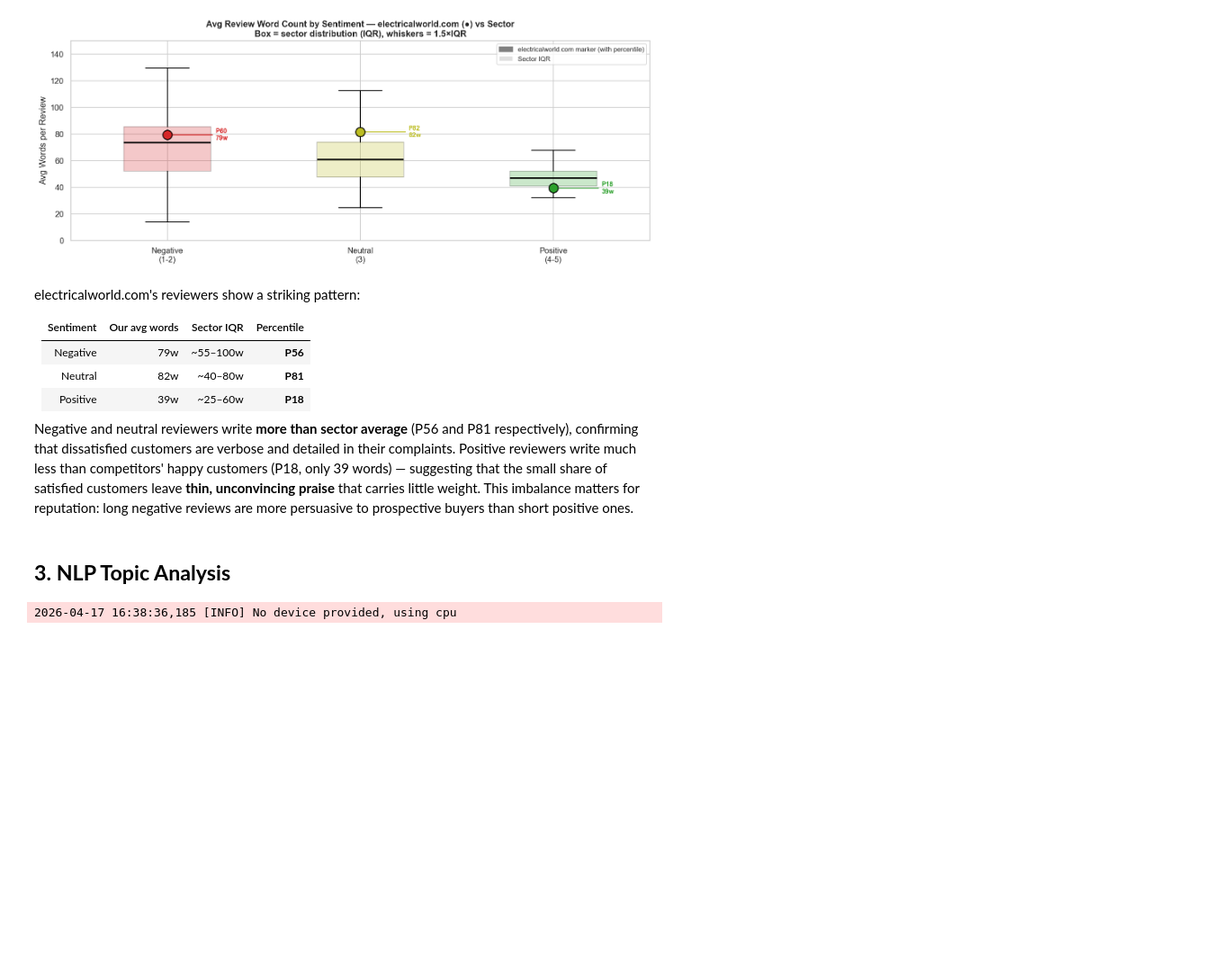
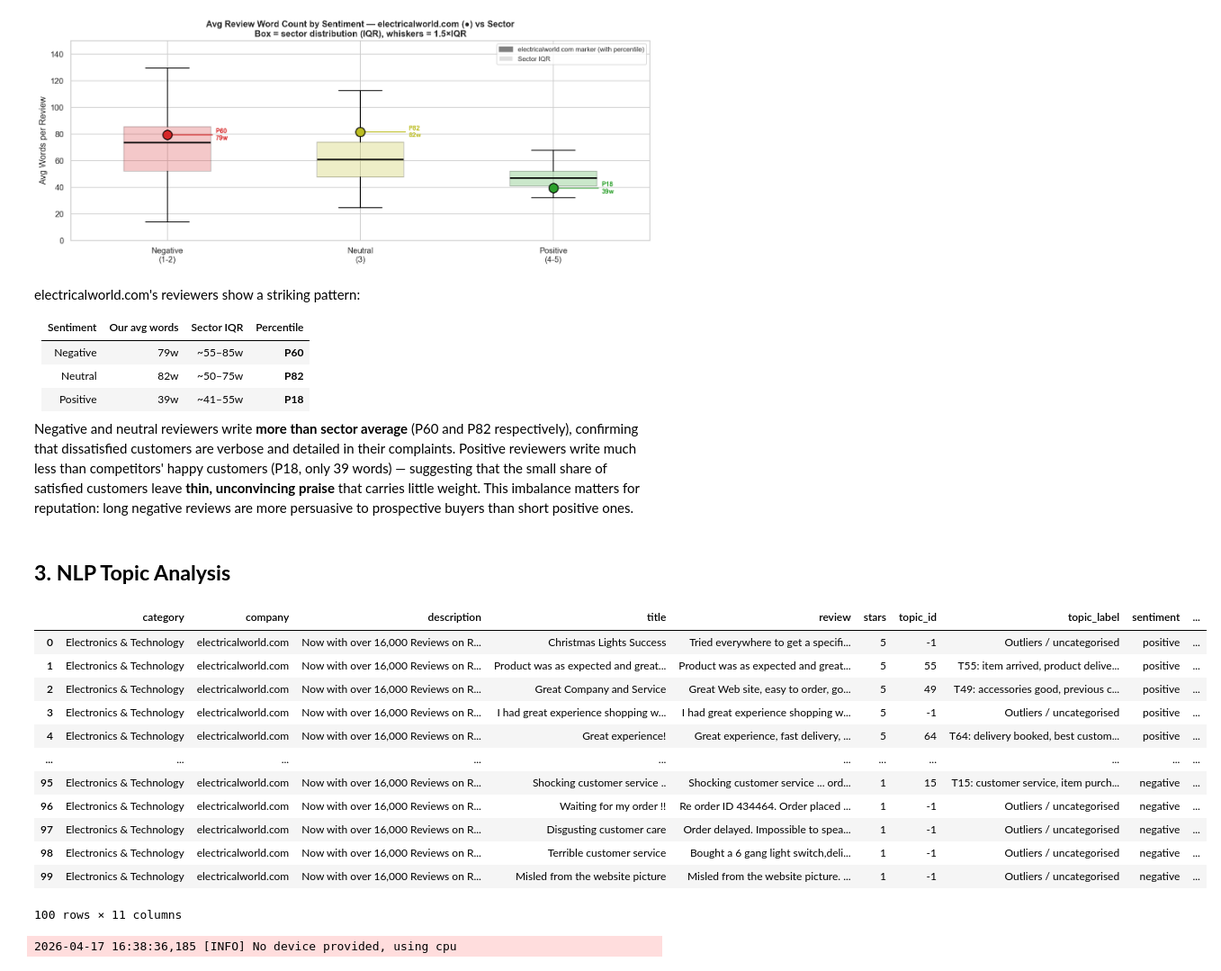
Before and after one commit to EnricPH/Evolve_NLP_Project, a Jupyter notebook: notebooks/nlp_analysis.ipynb, the cells around one changed output. Shown at 90% size. Drawn from its saved outputs; the diff is of its cells as text; code cells hidden in the pictures; blank space fills up the shorter version.

Commit message:
previous_nlp

```diff
--- a/notebooks/nlp_analysis.ipynb
+++ b/notebooks/nlp_analysis.ipynb
@@ -491,12 +491,12 @@ electricalworld.com's reviewers show a striking pattern:
 
 | Sentiment | Our avg words | Sector IQR | Percentile |
 |-----------|--------------|------------|------------|
-| Negative | 79w | ~55–100w | **P56** |
-| Neutral | 82w | ~40–80w | **P81** |
-| Positive | 39w | ~25–60w | **P18** |
+| Negative | 79w | ~55–85w | **P60** |
+| Neutral | 82w | ~50–75w | **P82** |
+| Positive | 39w | ~41–55w | **P18** |
 
 Negative and neutral reviewers write **more than sector average**
-(P56 and P81 respectively), confirming that dissatisfied customers
+(P60 and P82 respectively), confirming that dissatisfied customers
 are verbose and detailed in their complaints. Positive reviewers
 write much less than competitors' happy customers (P18, only 39 words)
 — suggesting that the small share of satisfied customers leave
@@ -505,6 +505,22 @@ matters for reputation: long negative reviews are more persuasive to
 prospective buyers than short positive ones.
 # %% [markdown]
 ## **3. NLP Topic Analysis**
+# %%
+df_target_full
+# %% [output]
+|  | category | company | description | title | review | stars | topic_id | topic_label | sentiment | ... |
+| 0 | Electronics & Technology | electricalworld.com | Now with over 16,000 Reviews on R... | Christmas Lights Success | Tried everywhere to get a specifi... | 5 | -1 | Outliers / uncategorised | positive | ... |
+| 1 | Electronics & Technology | electricalworld.com | Now with over 16,000 Reviews on R... | Product was as expected and great... | Product was as expected and great... | 5 | 55 | T55: item arrived, product delive... | positive | ... |
+| 2 | Electronics & Technology | electricalworld.com | Now with over 16,000 Reviews on R... | Great Company and Service | Great Web site, easy to order, go... | 5 | 49 | T49: accessories good, previous c... | positive | ... |
+| 3 | Electronics & Technology | electricalworld.com | Now with over 16,000 Reviews on R... | I had great experience shopping w... | I had great experience shopping w... | 5 | -1 | Outliers / uncategorised | positive | ... |
+| 4 | Electronics & Technology | electricalworld.com | Now with over 16,000 Reviews on R... | Great experience! | Great experience, fast delivery, ... | 5 | 64 | T64: delivery booked, best custom... | positive | ... |
+| ... | ... | ... | ... | ... | ... | ... | ... | ... | ... | ... |
+| 95 | Electronics & Technology | electricalworld.com | Now with over 16,000 Reviews on R... | Shocking customer service .. | Shocking customer service ... ord... | 1 | 15 | T15: customer service, item purch... | negative | ... |
+| 96 | Electronics & Technology | electricalworld.com | Now with over 16,000 Reviews on R... | Waiting for my order !! | Re order ID 434464. Order placed ... | 1 | -1 | Outliers / uncategorised | negative | ... |
+| 97 | Electronics & Technology | electricalworld.com | Now with over 16,000 Reviews on R... | Disgusting customer care | Order delayed. Impossible to spea... | 1 | -1 | Outliers / uncategorised | negative | ... |
+| 98 | Electronics & Technology | electricalworld.com | Now with over 16,000 Reviews on R... | Terrible customer service | Bought a 6 gang light switch,deli... | 1 | -1 | Outliers / uncategorised | negative | ... |
+| 99 | Electronics & Technology | electricalworld.com | Now with over 16,000 Reviews on R... | Misled from the website picture | Misled from the website picture. ... | 1 | -1 | Outliers / uncategorised | negative | ... |
+100 rows × 11 columns
 # %%
 # ── Step 1: run the existing granular NLP pipeline ────────────────────
 df_target_full, df_comp_full, topic_model = nlp.run_nlp_pipeline(df_clean, target=TARGET)
```
Also changed, not shown: parts of 2 cells of this notebook, 5 other files.
